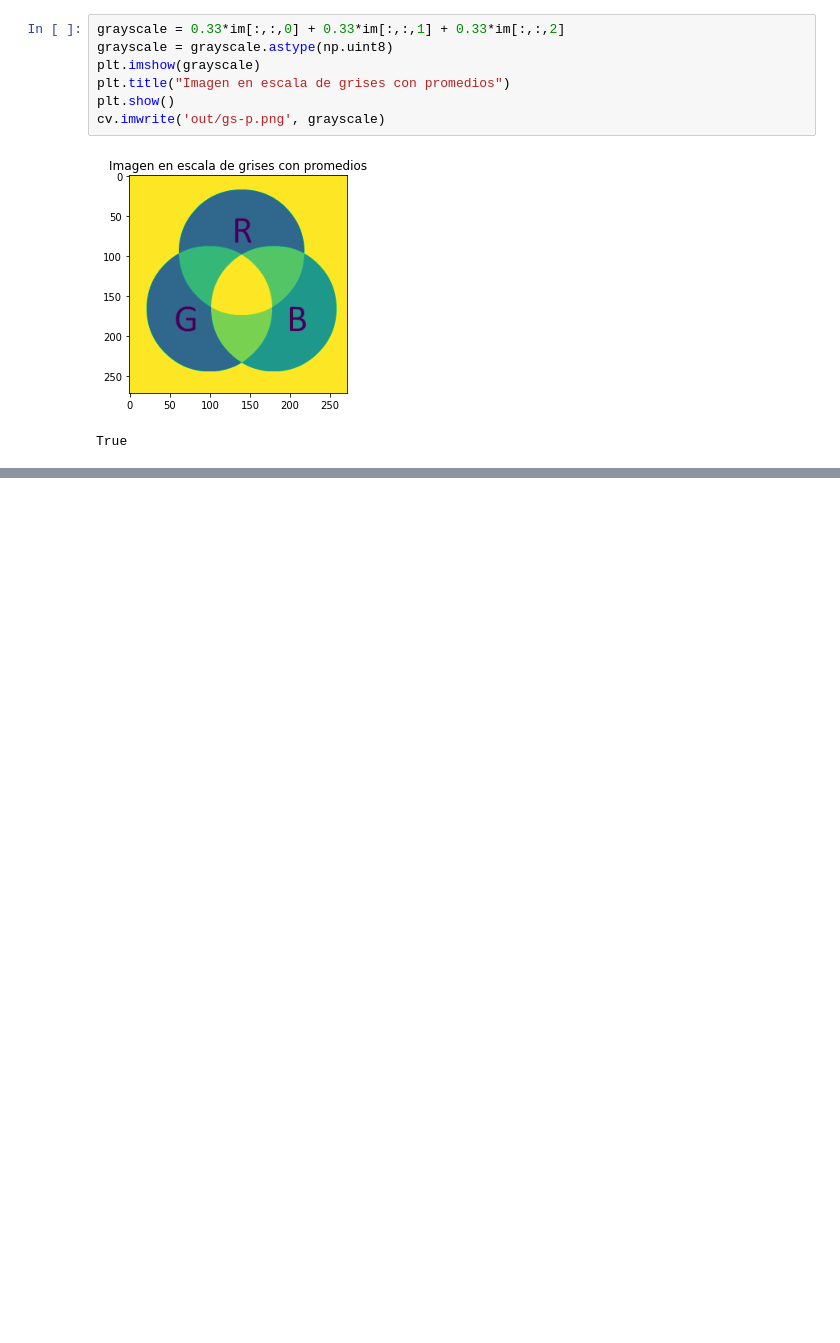
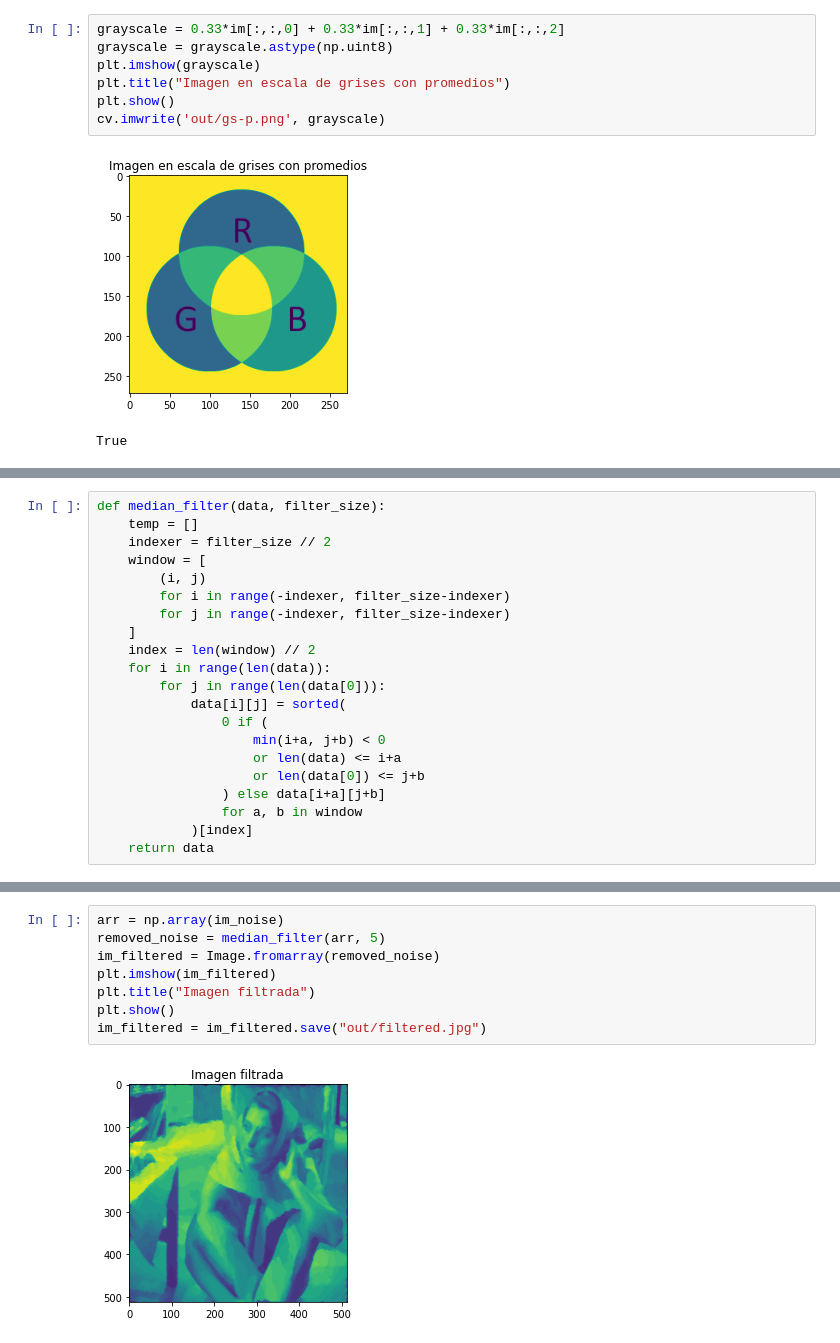
Before and after one commit to genomorro/unir, a Jupyter notebook: test.ipynb, the cells around one changed output, grey strips where cells are left out. Saved outputs shown, nothing was run; the diff lists cells and outputs as text; blank space fills up the shorter version.

```diff
--- a/test.ipynb
+++ b/test.ipynb
@@ -52,0 +57,21 @@ True
+# %%
+def median_filter(data, filter_size):
+    temp = []
+    indexer = filter_size // 2
+    window = [
+        (i, j)
+        for i in range(-indexer, filter_size-indexer)
+        for j in range(-indexer, filter_size-indexer)
+    ]
+    index = len(window) // 2
+    for i in range(len(data)):
+        for j in range(len(data[0])):
+            data[i][j] = sorted(
+                0 if (
+                    min(i+a, j+b) < 0
+                    or len(data) <= i+a
+                    or len(data[0]) <= j+b
+                ) else data[i+a][j+b]
+                for a, b in window
+            )[index]
+    return data
@@ -52,0 +95,10 @@ True
+# %%
+arr = np.array(im_noise)
+removed_noise = median_filter(arr, 5)
+im_filtered = Image.fromarray(removed_noise)
+plt.imshow(im_filtered)
+plt.title("Imagen filtrada")
+plt.show()
+im_filtered = im_filtered.save("out/filtered.jpg")
+# %% [output]
+[figure, added]
```
Also changed, not shown: parts of 4 cells of this notebook, 1 other file.
